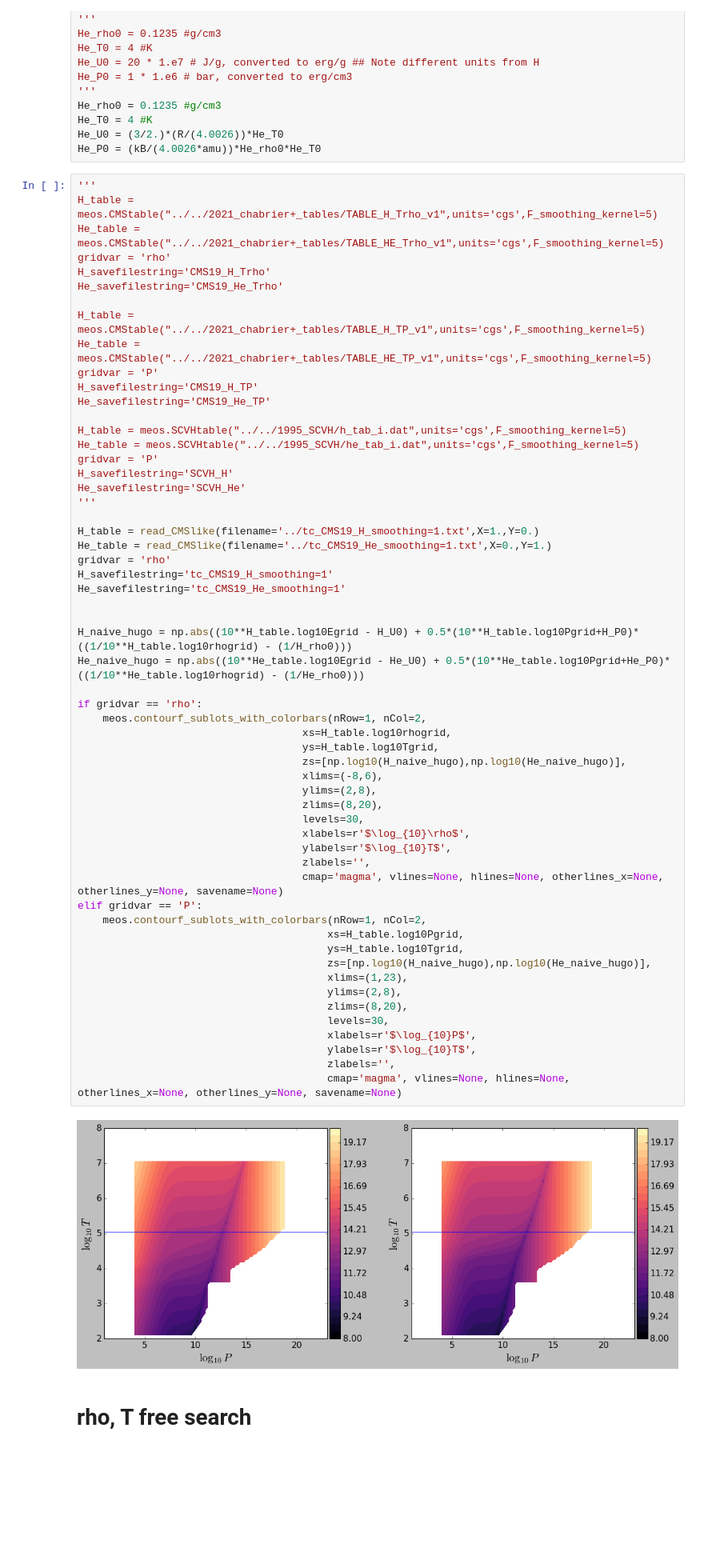
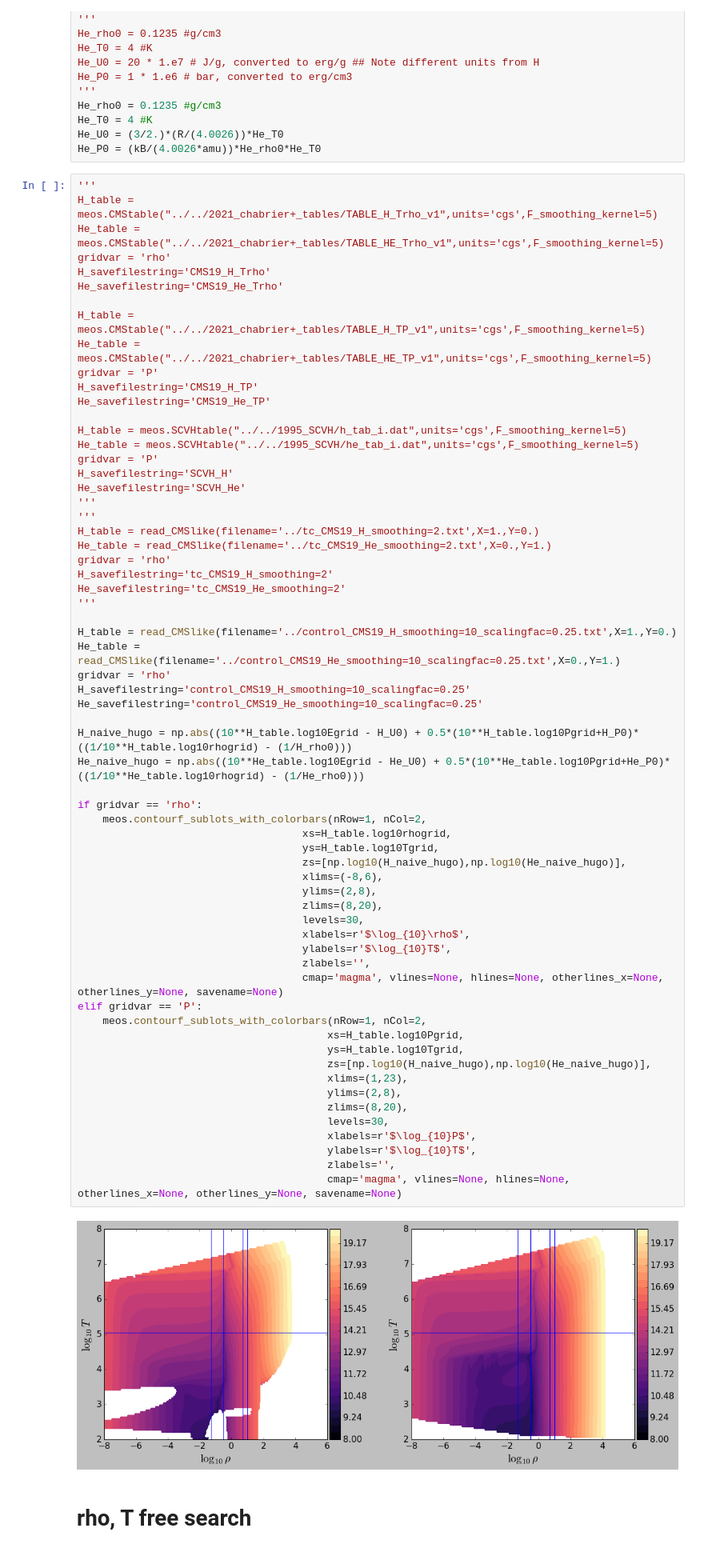
Before and after one commit to esandford/giant_planets, a Jupyter notebook: MESA_EoS/thermo_consistency/hugoniot_data/calculate_hugoniot.ipynb, the cells around one changed output. Shown at 80% size. Cells and saved outputs as stored; diff of their text form; blank space fills up the shorter version.

```diff
--- a/MESA_EoS/thermo_consistency/hugoniot_data/calculate_hugoniot.ipynb
+++ b/MESA_EoS/thermo_consistency/hugoniot_data/calculate_hugoniot.ipynb
@@ -122,45 +122,51 @@ gridvar = 'P'
 H_savefilestring='SCVH_H'
 He_savefilestring='SCVH_He'
 '''
+'''
+H_table = read_CMSlike(filename='../tc_CMS19_H_smoothing=2.txt',X=1.,Y=0.)
+He_table = read_CMSlike(filename='../tc_CMS19_He_smoothing=2.txt',X=0.,Y=1.)
+gridvar = 'rho'
+H_savefilestring='tc_CMS19_H_smoothing=2'
+He_savefilestring='tc_CMS19_He_smoothing=2'
+'''
 
-H_table = read_CMSlike(filename='../tc_CMS19_H_smoothing=1.txt',X=1.,Y=0.)
-He_table = read_CMSlike(filename='../tc_CMS19_He_smoothing=1.txt',X=0.,Y=1.)
+H_table = read_CMSlike(filename='../control_CMS19_H_smoothing=10_scalingfac=0.25.txt',X=1.,Y=0.)
+He_table = read_CMSlike(filename='../control_CMS19_He_smoothing=10_scalingfac=0.25.txt',X=0.,Y=1.)
 gridvar = 'rho'
-H_savefilestring='tc_CMS19_H_smoothing=1'
-He_savefilestring='tc_CMS19_He_smoothing=1'
-
+H_savefilestring='control_CMS19_H_smoothing=10_scalingfac=0.25'
+He_savefilestring='control_CMS19_He_smoothing=10_scalingfac=0.25'
 
 H_naive_hugo = np.abs((10**H_table.log10Egrid - H_U0) + 0.5*(10**H_table.log10Pgrid+H_P0)*((1/10**H_table.log10rhogrid) - (1/H_rho0)))
 He_naive_hugo = np.abs((10**He_table.log10Egrid - He_U0) + 0.5*(10**He_table.log10Pgrid+He_P0)*((1/10**He_table.log10rhogrid) - (1/He_rho0)))
 
 if gridvar == 'rho':
     meos.contourf_sublots_with_colorbars(nRow=1, nCol=2,
                                     xs=H_table.log10rhogrid,
                                     ys=H_table.log10Tgrid,
                                     zs=[np.log10(H_naive_hugo),np.log10(He_naive_hugo)],
                                     xlims=(-8,6),
                                     ylims=(2,8),
                                     zlims=(8,20),
                                     levels=30,
                                     xlabels=r'$\log_{10}\rho$',
                                     ylabels=r'$\log_{10}T$',
                                     zlabels='',
                                     cmap='magma', vlines=None, hlines=None, otherlines_x=None, otherlines_y=None, savename=None)
 elif gridvar == 'P':
     meos.contourf_sublots_with_colorbars(nRow=1, nCol=2,
                                         xs=H_table.log10Pgrid,
                                         ys=H_table.log10Tgrid,
                                         zs=[np.log10(H_naive_hugo),np.log10(He_naive_hugo)],
                                         xlims=(1,23),
                                         ylims=(2,8),
                                         zlims=(8,20),
                                         levels=30,
                                         xlabels=r'$\log_{10}P$',
                                         ylabels=r'$\log_{10}T$',
                                         zlabels='',
                                         cmap='magma', vlines=None, hlines=None, otherlines_x=None, otherlines_y=None, savename=None)
 # %% [output]
-[figure, old version]
+[figure, new version]
 # %% [markdown]
 # rho, T free search
 # %%
```
Also changed, not shown: parts of 3 cells of this notebook, 41 other files.
